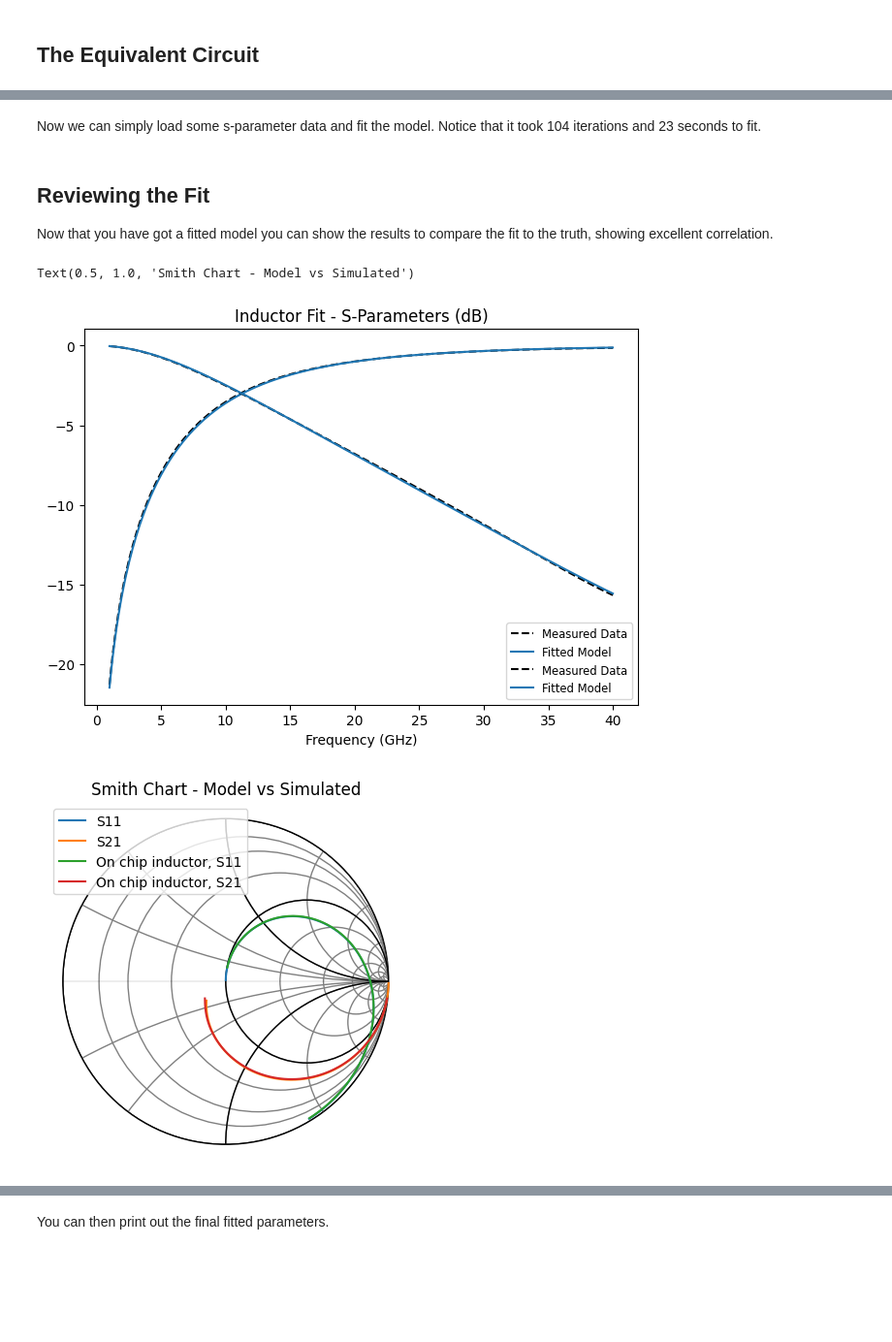
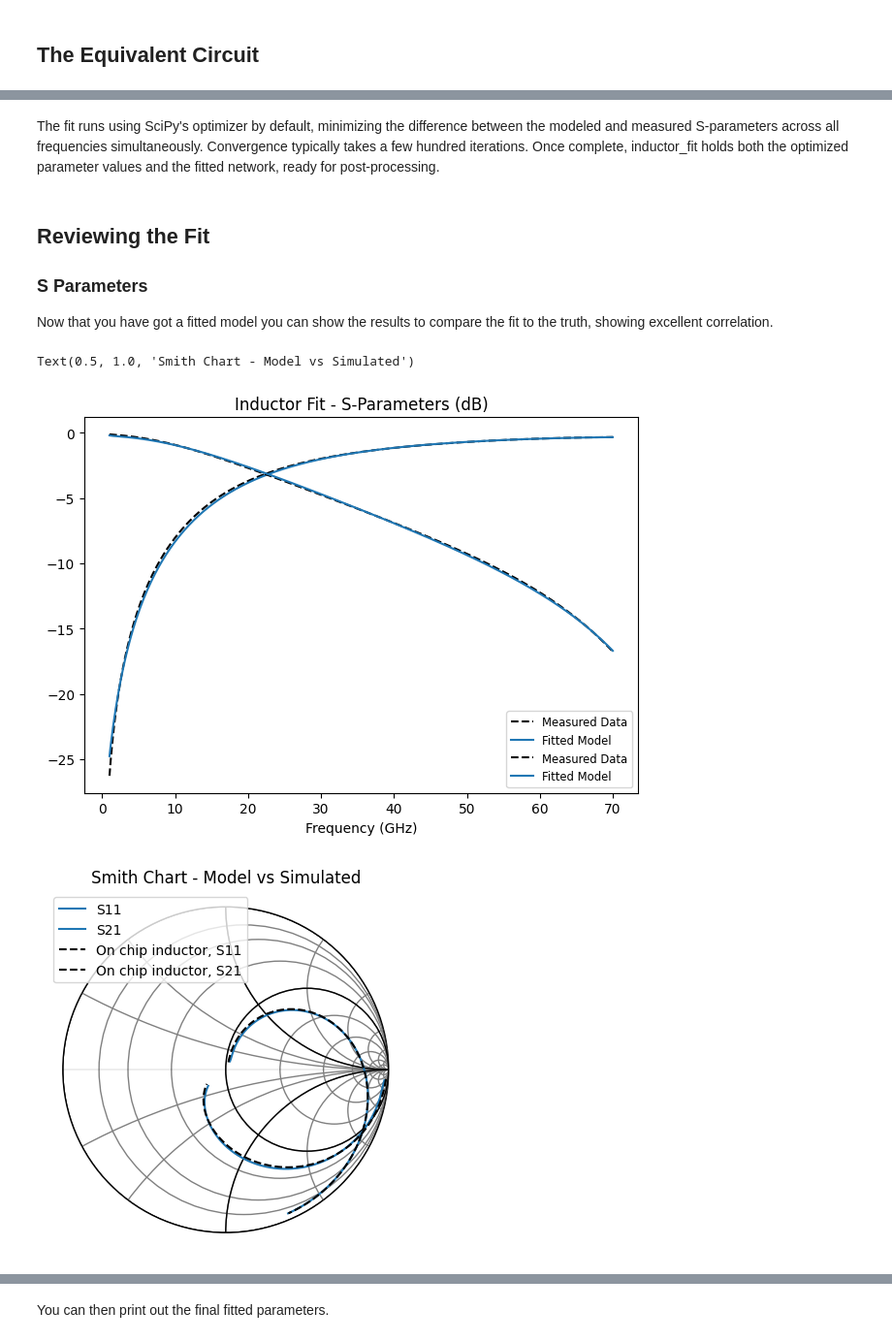
Before and after one commit to gvcallen/paramrf, a Jupyter notebook: docs/tutorials/2_chip_inductor_fitting.ipynb, the cells around one changed output, grey strips where cells are left out. Shown at 97% size. Saved outputs shown, nothing was run; the diff lists cells and outputs as text; code cells hidden in the pictures; blank space fills up the shorter version.

```diff
--- a/docs/tutorials/2_chip_inductor_fitting.ipynb
+++ b/docs/tutorials/2_chip_inductor_fitting.ipynb
@@ -105,38 +105,38 @@ inductor_model = multi_pi_cell(
     C0=pmrf.Bounded(-1.0, 5.0, value=0.0, scale=1e-12),
 )
 # %% [markdown]
-Now we can simply load some s-parameter data and fit the model. Notice that it took 104 iterations and 23 seconds to fit.
+The fit runs using SciPy's optimizer by default, minimizing the difference between the modeled and measured S-parameters across all frequencies simultaneously. Convergence typically takes a few hundred iterations. Once complete, inductor_fit holds both the optimized parameter values and the fitted network, ready for post-processing.
 # %%
 import skrf
 
 # Load Data
-simulated_params = skrf.Network("./data/On chip inductor.s2p")
-simulated_params = simulated_params["1-40GHz"]
+simulated_params = skrf.Network("./Data/On chip inductor.s2p")
 
 # Fit
 inductor_fit = pmrf.fitting.fit(inductor_model, simulated_params)
 # %% [markdown]
 ## Reviewing the Fit
+### S Parameters
 Now that you have got a fitted model you can show the results to compare the fit to the truth, showing excellent correlation.
 # %%
 import matplotlib.pyplot as plt
 
 # Plot 1 - S-parameter dB
 fig1, ax1 = plt.subplots()
 inductor_fit.plot_s_db(m=0, n=0, ax=ax1)
 inductor_fit.plot_s_db(m=1, n=0, ax=ax1)
 ax1.set_title("Inductor Fit - S-Parameters (dB)")
 
 # Plot 2 - Smith Chart
 fig2, ax2 = plt.subplots()
-freq = pmrf.Frequency(0.1, 40, 1001, "GHz")
+freq = pmrf.Frequency(1, 70, 1001, "GHz")
 skrf_model = inductor_fit.model.to_skrf(frequency=freq)
-skrf_model.plot_s_smith(m=0, n=0, ax=ax2)
-skrf_model.plot_s_smith(m=1, n=0, ax=ax2)
-simulated_params.plot_s_smith(m=0, n=0, ax=ax2)
-simulated_params.plot_s_smith(m=1, n=0, ax=ax2)
+skrf_model.plot_s_smith(m=0, n=0, ax=ax2, color="tab:blue")
+skrf_model.plot_s_smith(m=1, n=0, ax=ax2, color="tab:blue")
+simulated_params.plot_s_smith(m=0, n=0, ax=ax2, color="black", linestyle="--")
+simulated_params.plot_s_smith(m=1, n=0, ax=ax2, color="black", linestyle="--")
 ax2.set_title("Smith Chart - Model vs Simulated")
 # %% [output]
 Text(0.5, 1.0, 'Smith Chart - Model vs Simulated')
-[figure, old version]
+[figure, new version]
-[figure, old version]
+[figure, new version]
```
Also changed, not shown: parts of 8 cells of this notebook, 1 other file.
